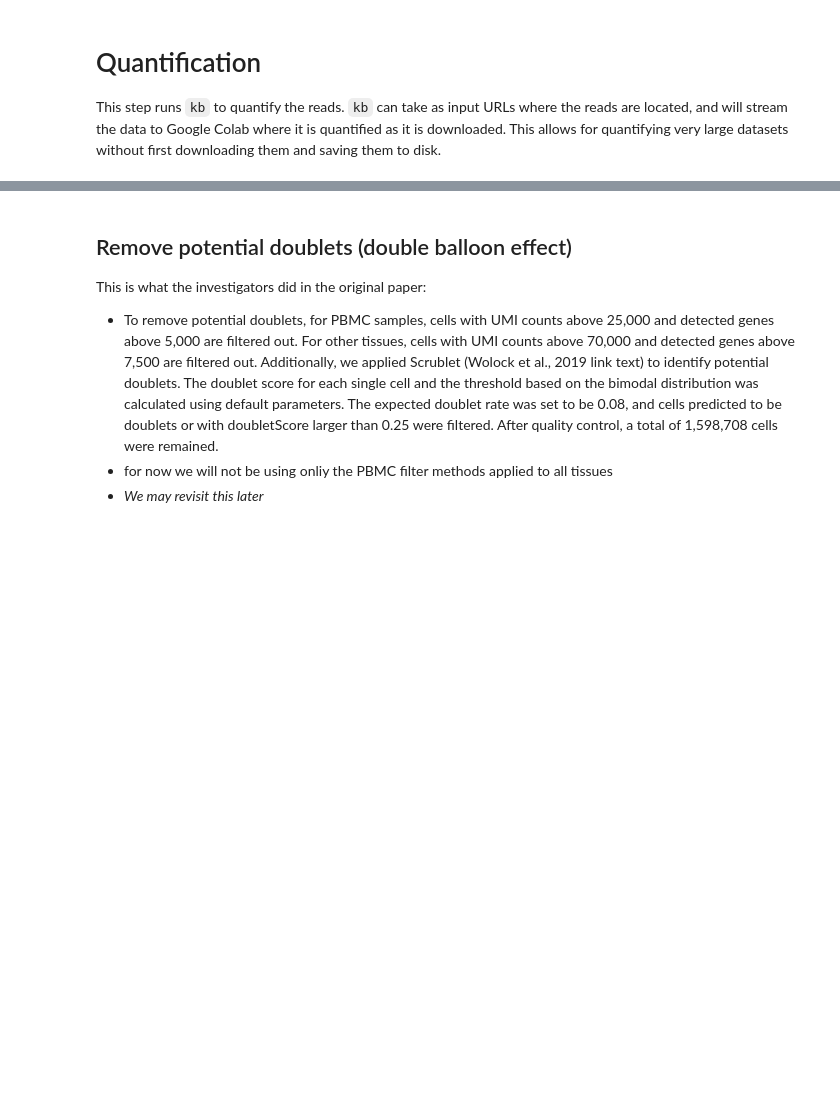
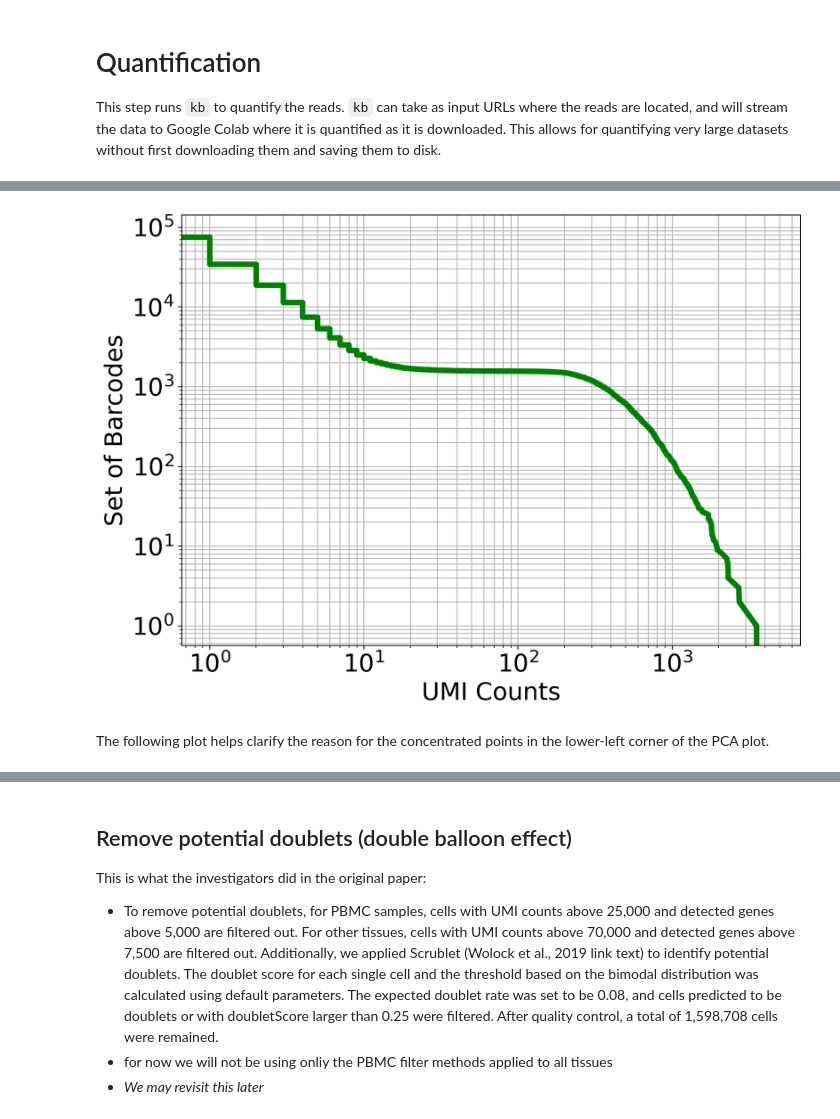
Before and after one commit to DPariser/DataScience, a Jupyter notebook: Preprocessing/041823_DNP1_QC_and_Pre_Processing_FASTQ.ipynb, the cells around one changed output, grey strips where cells are left out. Cells and saved outputs as stored; diff of their text form; code cells hidden in the pictures; blank space fills up the shorter version.

```diff
--- a/Preprocessing/041823_DNP1_QC_and_Pre_Processing_FASTQ.ipynb
+++ b/Preprocessing/041823_DNP1_QC_and_Pre_Processing_FASTQ.ipynb
@@ -810,0 +405,16 @@ New XML file saved to /content/drive/MyDrive/Pate Lab/DNP Folder/Bioinformatics/
+# %%
+# Create the "knee plot"
+knee = np.sort((np.array(mtx.sum(axis=1))).flatten())[::-1]
+fig, ax = plt.subplots(figsize=(10, 7))
+
+ax.loglog(knee, range(len(knee)),linewidth=5, color="g")
+
+ax.set_xlabel("UMI Counts")
+ax.set_ylabel("Set of Barcodes")
+
+plt.grid(True, which="both")
+plt.show()
+# %% [output]
+[figure, added]
+# %% [markdown]
+The following plot helps clarify the reason for the concentrated points in the lower-left corner of the PCA plot.
```
Also changed, not shown: parts of 81 cells of this notebook.
